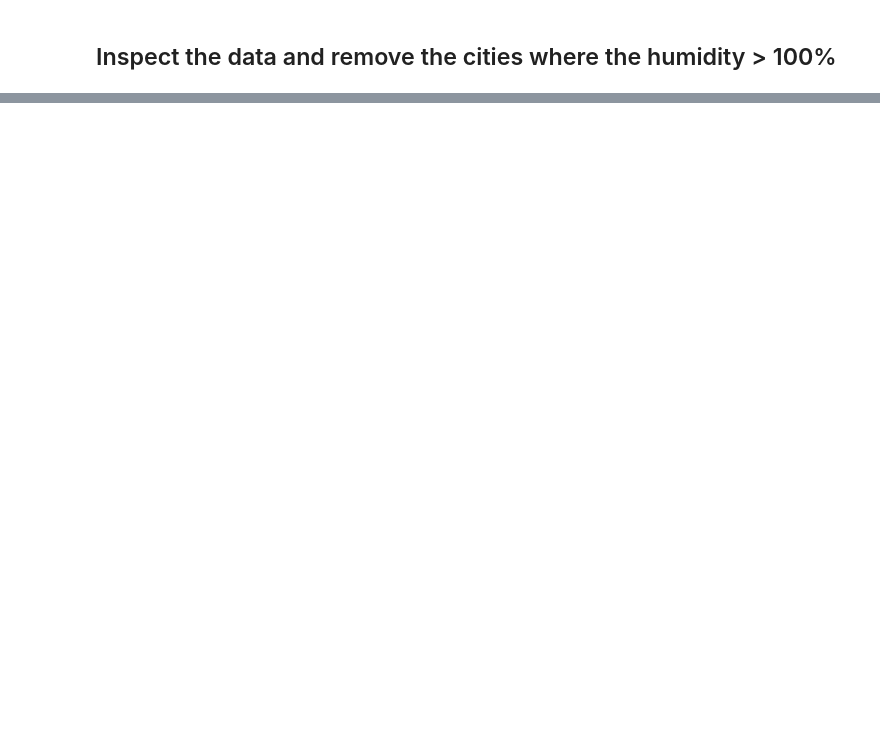
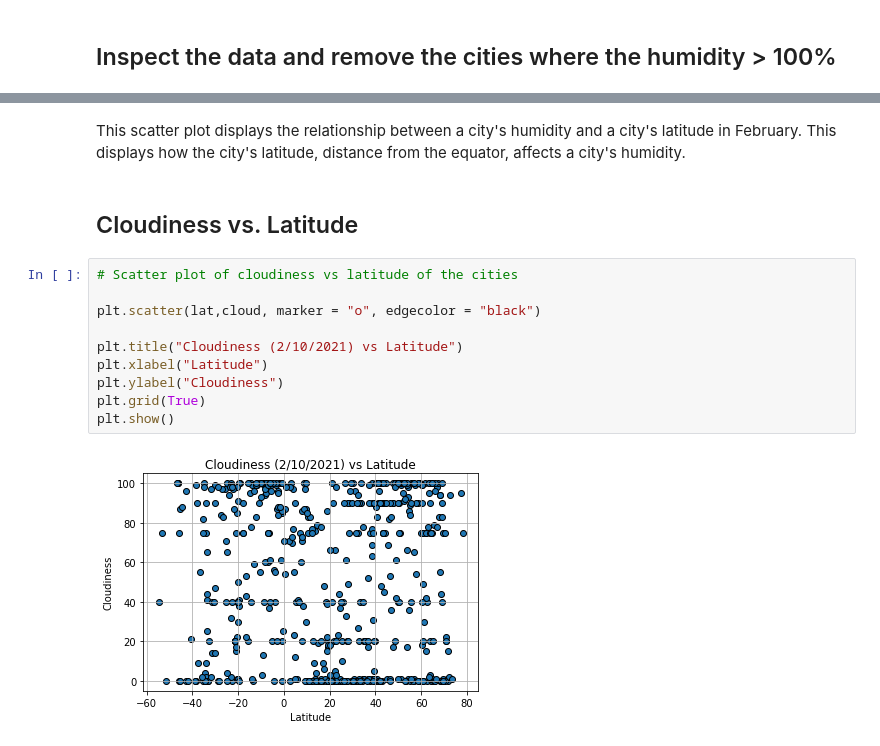
Before and after one commit to jroy22/python-api-challenge, a Jupyter notebook: WeatherPy/WeatherPy.ipynb, the cells around one changed output, grey strips where cells are left out. Cells and saved outputs as stored; diff of their text form; blank space fills up the shorter version.

```diff
--- a/WeatherPy/WeatherPy.ipynb
+++ b/WeatherPy/WeatherPy.ipynb
@@ -132,0 +209,19 @@ TypeError: '>=' not supported between instances of 'int' and 'str'
+# %% [markdown]
+This scatter plot displays the relationship between a city's
+humidity and a city's latitude in February.
+This displays how the city's latitude, distance from the equator,
+affects a city's humidity.
+# %% [markdown]
+## Cloudiness vs. Latitude
+# %%
+# Scatter plot of cloudiness vs latitude of the cities
+
+plt.scatter(lat,cloud, marker = "o", edgecolor = "black")
+
+plt.title("Cloudiness (2/10/2021) vs Latitude")
+plt.xlabel("Latitude")
+plt.ylabel("Cloudiness")
+plt.grid(True)
+plt.show()
+# %% [output]
+[figure, added]
```
Also changed, not shown: parts of 18 cells of this notebook, 1 other file.
